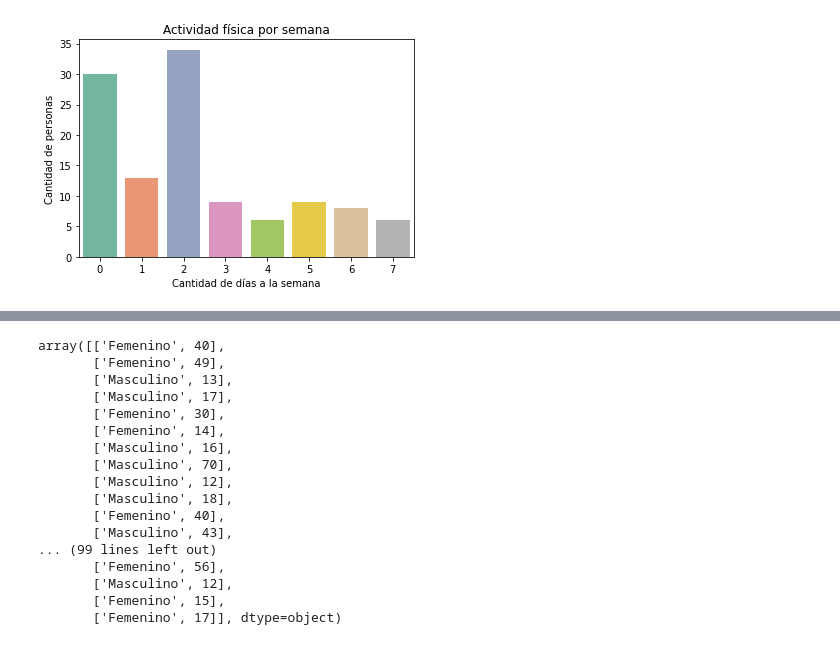
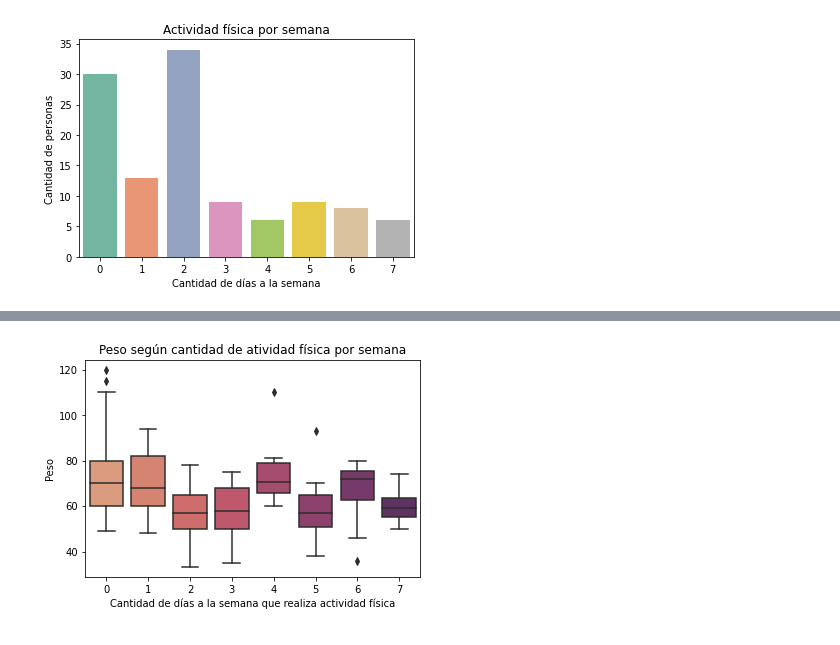
Before and after one commit to bellhipi/Probabilidad-Python-Nutrici-n, a Jupyter notebook: Jupyter notebook/Trabajo.ipynb, the cells around one changed output, grey strips where cells are left out. Saved outputs shown, nothing was run; the diff lists cells and outputs as text; code cells hidden in the pictures.

```diff
--- a/Jupyter notebook/Trabajo.ipynb
+++ b/Jupyter notebook/Trabajo.ipynb
@@ -200,22 +187,10 @@ Cosas que puedo hacer:
-# %%
-edad = dataset[["Género:","Edad:"]]
-v = np.array(edad)
-v
-# %% [output]
-array([['Femenino', 40],
-       ['Femenino', 49],
-       ['Masculino', 13],
-       ['Masculino', 17],
-       ['Femenino', 30],
-       ['Femenino', 14],
-       ['Masculino', 16],
-       ['Masculino', 70],
-       ['Masculino', 12],
-       ['Masculino', 18],
-       ['Femenino', 40],
-       ['Masculino', 43],
-... (99 lines left out)
-       ['Femenino', 56],
-       ['Masculino', 12],
-       ['Femenino', 15],
-       ['Femenino', 17]], dtype=object)
+# %%
+peso = dataset["Peso:"]
+actividad = dataset["9,\t¿Con qué frecuencia a la semana realizas actividad física?"]
+sns.boxplot( x= actividad, y=peso, palette="flare");
+plt.title("Peso según cantidad de atividad física por semana") # agrega el título
+plt.xlabel("Cantidad de días a la semana que realiza actividad física") # agrega una etiqueta el eje de abscisas
+plt.ylabel("Peso")# agrega una etiqueta el eje de ordenadas
+plt.show()
+# %% [output]
+[figure, added]
```
Also changed, not shown: parts of 16 cells of this notebook.
